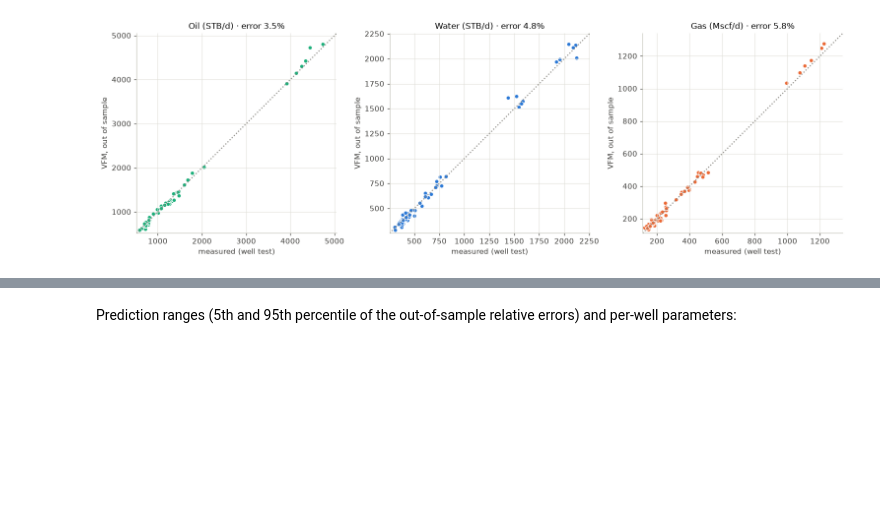
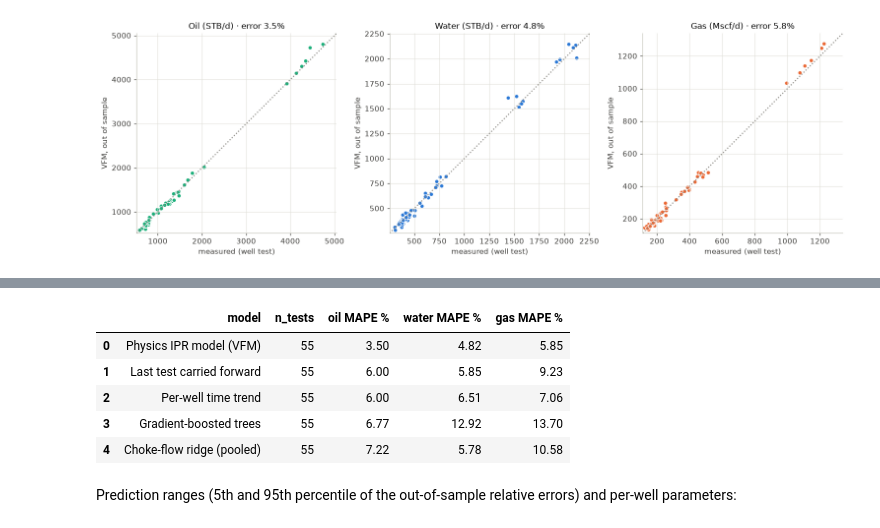
Before and after one commit to LuisMarkusTorres/SOCAR_Hackathon_2026, a Jupyter notebook: notebooks/well_performance_workflow.ipynb, the cells around one changed output, grey strips where cells are left out. Saved outputs shown, nothing was run; the diff lists cells and outputs as text; code cells hidden in the pictures; blank space fills up the shorter version.

```diff
--- a/notebooks/well_performance_workflow.ipynb
+++ b/notebooks/well_performance_workflow.ipynb
@@ -114,3 +123,13 @@ plt.tight_layout(); plt.show()
+# %%
+cands = ws.candidates if ws.candidates is not None else score_candidates(backtest_candidates(ws.tests_feat, ws.static))
+cands.round(2)
+# %% [output]
+|  | model | n_tests | oil MAPE % | water MAPE % | gas MAPE % |
+| 0 | Physics IPR model (VFM) | 55 | 3.50 | 4.82 | 5.85 |
+| 1 | Last test carried forward | 55 | 6.00 | 5.85 | 9.23 |
+| 2 | Per-well time trend | 55 | 6.00 | 6.51 | 7.06 |
+| 3 | Gradient-boosted trees | 55 | 6.77 | 12.92 | 13.70 |
+| 4 | Choke-flow ridge (pooled) | 55 | 7.22 | 5.78 | 10.58 |
 # %% [markdown]
 Prediction ranges (5th and 95th percentile of the out-of-sample relative errors) and per-well parameters:
 # %%
```
Also changed, not shown: parts of 8 cells of this notebook, 17 other files.
